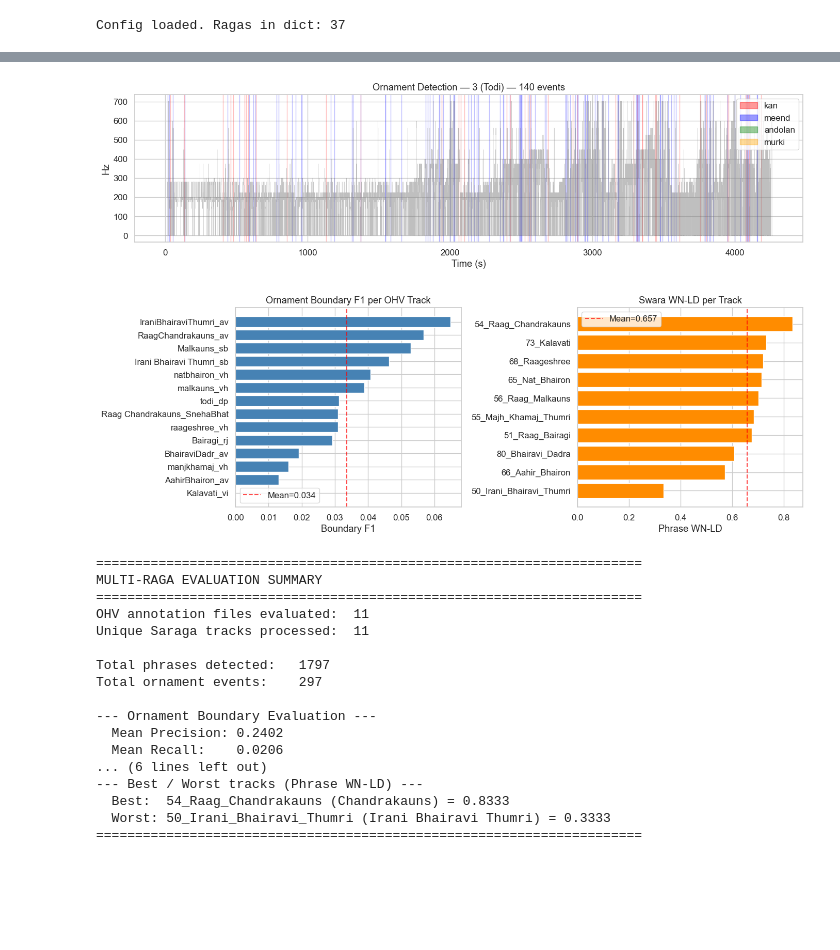
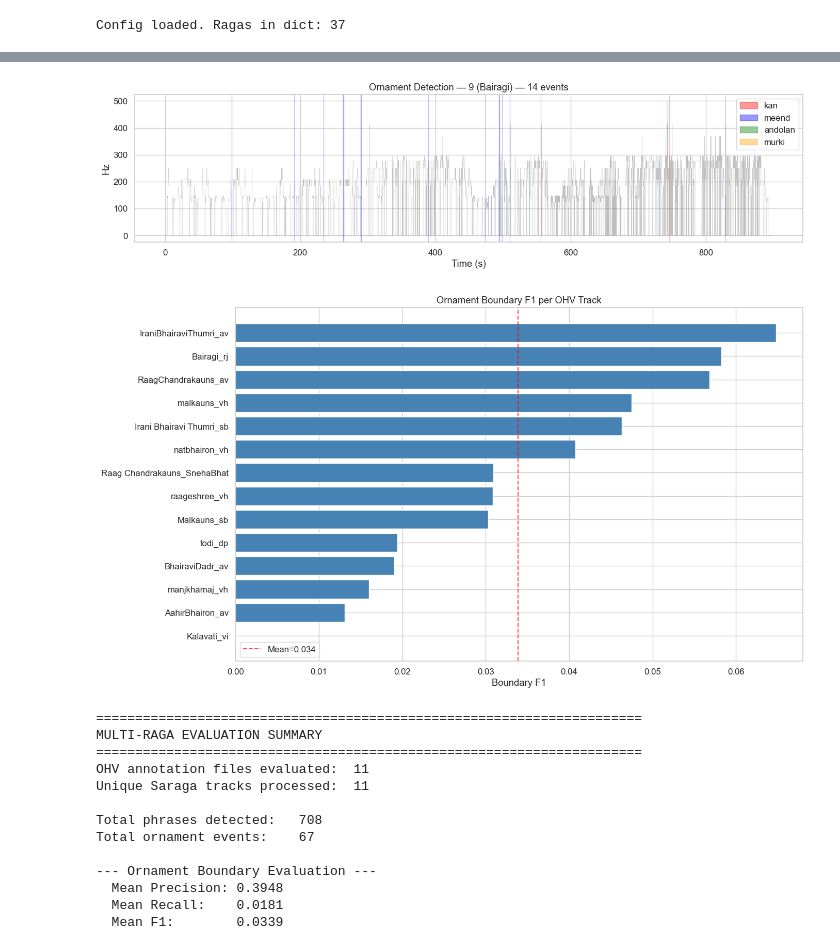
Before and after one commit to Sangarshanan/hindustani-ornamentation-classification, a Jupyter notebook: notebooks/demo.ipynb, the cells around one changed output, grey strips where cells are left out. Cells and saved outputs as stored; diff of their text form; code cells hidden in the pictures; blank space fills up the shorter version.

```diff
--- a/notebooks/demo.ipynb
+++ b/notebooks/demo.ipynb
@@ -91,12 +91,12 @@ print(f"\n{len(loaded_tracks)} unique Saraga tracks loaded.")
 RAGA_NAME_TO_KEY = {
     "Aahir Bhairon": "ahir_bhairon",
     "Bairagi": "bairagi",
-    "Bhairavi Dadra": "bhairavi_dadra",
-    "Irani Bhairavi Thumri": "irani_bhairavi",
+    "Bhairavi": "bhairavi_dadra",
+    "Irani Bhairavi": "irani_bhairavi",
     "Kalavati": "kalavati",
     "Malkauns": "malkauns",
     "Chandrakauns": "chandrakauns",
-    "Majh Khamaj Thumri": "majh_khamaj_thumri",
+    "Majh Khamaj": "majh_khamaj_thumri",
     "Nat Bhairon": "nat_bhairav",
     "Raageshree": "raageshree",
     "Todi": "todi",
@@ -105,6 +105,7 @@ RAGA_NAME_TO_KEY = {
 preprocessed = {}  # track_id → dict with labels, quant_hz, normalizer
 
 for track_id, trk in loaded_tracks.items():
+    print(trk.raga)
     raga_key = RAGA_NAME_TO_KEY[trk.raga]
     norm = TonicNormalizer(
         tonic_hz=trk.tonic,
@@ -410,5 +333,5 @@ Phrase WN-LD               0.62              0.657465 0.037465
 # %%
-# Cell 7 — Visualization: Ornament Detection on Sample Track
+# Visualization: Ornament Detection on Sample Track
 
 # Pick a track with many ornaments for visualization
 viz_key = max(track_results, key=lambda k: len(track_results[k]["events"]))
@@ -428,31 +351,22 @@ from matplotlib.patches import Patch
 ax.legend(handles=[Patch(color=c, alpha=0.4, label=l) for l, c in color_map.items()], loc="upper right")
 plt.tight_layout(); plt.show()
 # %% [output]
-[figure, old version]
+[figure, new version]
 # %%
-# Cell 8 — Per-Raga Boundary F1 Bar Chart
+# Per-Raga Boundary F1 Bar Chart
 
-fig, axes = plt.subplots(1, 2, figsize=(14, 5))
+fig, axes = plt.subplots(figsize=(14, 8))
 
 # Boundary F1 per OHV track
 bhr_sorted = bhr_df.sort_values("f1", ascending=True)
-axes[0].barh(bhr_sorted["ohv_track"], bhr_sorted["f1"], color="steelblue")
-axes[0].set_xlabel("Boundary F1"); axes[0].set_title("Ornament Boundary F1 per OHV Track")
-axes[0].axvline(bhr_df["f1"].mean(), color="red", linestyle="--", alpha=0.7, label=f"Mean={bhr_df['f1'].mean():.3f}")
-axes[0].legend()
-
-# Swara WN-LD per track
-if len(swara_df) > 0:
-    sw_sorted = swara_df.sort_values("phrase_wnld", ascending=True)
-    axes[1].barh(sw_sorted["track"], sw_sorted["phrase_wnld"], color="darkorange")
-    axes[1].set_xlabel("Phrase WN-LD"); axes[1].set_title("Swara WN-LD per Track")
-    axes[1].axvline(swara_df["phrase_wnld"].mean(), color="red", linestyle="--", alpha=0.7,
-                    label=f"Mean={swara_df['phrase_wnld'].mean():.3f}")
-    axes[1].legend()
+axes.barh(bhr_sorted["ohv_track"], bhr_sorted["f1"], color="steelblue")
+axes.set_xlabel("Boundary F1"); axes.set_title("Ornament Boundary F1 per OHV Track")
+axes.axvline(bhr_df["f1"].mean(), color="red", linestyle="--", alpha=0.7, label=f"Mean={bhr_df['f1'].mean():.3f}")
+axes.legend()
 
 plt.tight_layout(); plt.show()
 # %% [output]
-[figure, old version]
+[figure, new version]
 # %%
 # Cell 9 — Summary
 
@@ -471,18 +385,6 @@ print("--- Ornament Boundary Evaluation ---")
 print(f"  Mean Precision: {bhr_df['precision'].mean():.4f}")
 print(f"  Mean Recall:    {bhr_df['recall'].mean():.4f}")
 print(f"  Mean F1:        {bhr_df['f1'].mean():.4f}")
-print()
-if len(swara_df) > 0:
-    print("--- Swara Transcription ---")
-    print(f"  Mean Phrase WN-LD: {swara_df['phrase_wnld'].mean():.4f} ± {swara_df['phrase_wnld'].std():.4f}")
-    print(f"  Mean File WN-LD:   {swara_df['file_wnld'].mean():.4f}")
-    print()
-    print("--- Best / Worst tracks (Phrase WN-LD) ---")
-    best = swara_df.loc[swara_df["phrase_wnld"].idxmax()]
-    worst = swara_df.loc[swara_df["phrase_wnld"].idxmin()]
-    print(f"  Best:  {best['track']} ({best['raga']}) = {best['phrase_wnld']:.4f}")
-    print(f"  Worst: {worst['track']} ({worst['raga']}) = {worst['phrase_wnld']:.4f}")
-print("=" * 70)
 # %% [output]
 ======================================================================
 MULTI-RAGA EVALUATION SUMMARY
@@ -490,14 +392,10 @@ MULTI-RAGA EVALUATION SUMMARY
 OHV annotation files evaluated:  11
 Unique Saraga tracks processed:  11
 
-Total phrases detected:   1797
-Total ornament events:    297
+Total phrases detected:   708
+Total ornament events:    67
 
 --- Ornament Boundary Evaluation ---
-  Mean Precision: 0.2402
-  Mean Recall:    0.0206
-... (6 lines left out)
---- Best / Worst tracks (Phrase WN-LD) ---
-  Best:  54_Raag_Chandrakauns (Chandrakauns) = 0.8333
-  Worst: 50_Irani_Bhairavi_Thumri (Irani Bhairavi Thumri) = 0.3333
-======================================================================
+  Mean Precision: 0.3948
+  Mean Recall:    0.0181
+  Mean F1:        0.0339
```
Also changed, not shown: parts of 8 cells of this notebook, 1 other file.
